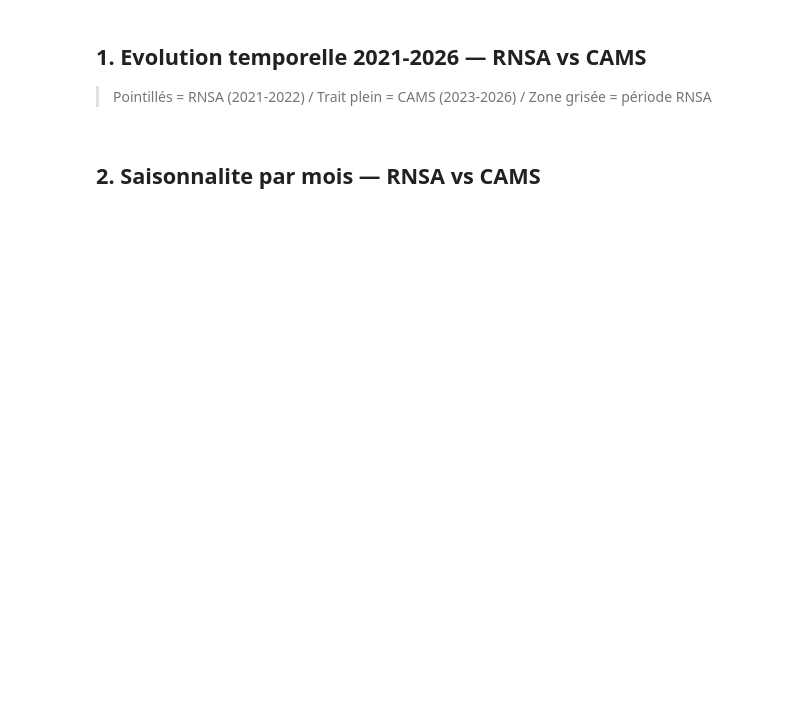
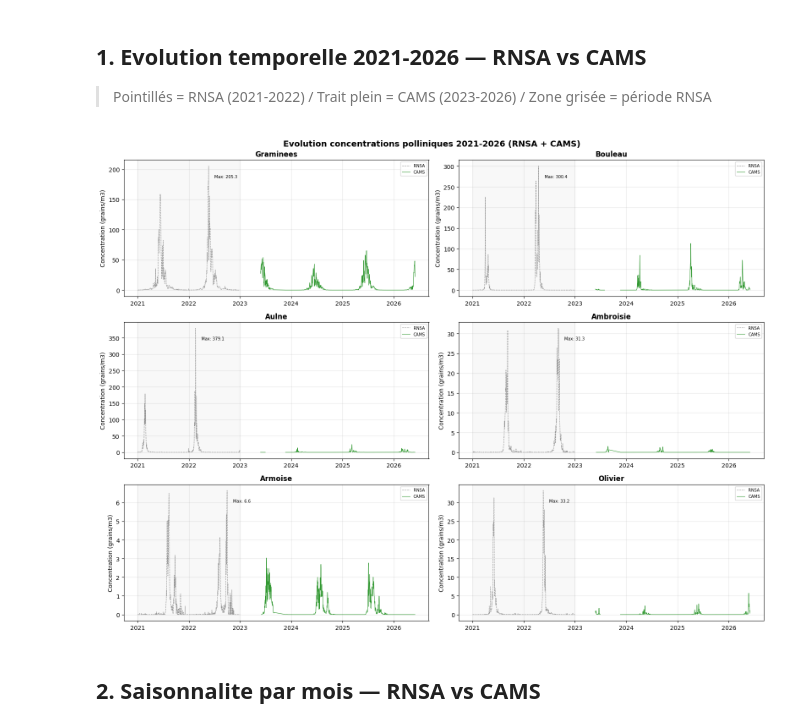
Before and after one commit to acabel42/antihistaminiques-pipeline, a Jupyter notebook: notebooks/eda_pollen_complet.ipynb, the cells around one changed output. Saved outputs shown, nothing was run; the diff lists cells and outputs as text; code cells hidden in the pictures; blank space fills up the shorter version.

```diff
--- a/notebooks/eda_pollen_complet.ipynb
+++ b/notebooks/eda_pollen_complet.ipynb
@@ -80,36 +80,35 @@ print(f'Periode  : {merged.date.min().date()} -> {merged.date.max().date()}')
 # %%
 fig, axes = plt.subplots(3, 2, figsize=(16, 12))
 fig.suptitle('Evolution concentrations polliniques 2021-2026 (RNSA + CAMS)',
              fontsize=14, fontweight='bold')
 
 taxons_axes = {
-    'graminees':('Graminees',axes[0,0]),
-    'bouleau':  ('Bouleau',  axes[0,1]),
-    'aulne':    ('Aulne',    axes[1,0]),
-    'ambroisie':('Ambroisie',axes[1,1]),
-    'armoise':  ('Armoise',  axes[2,0]),
-    'olivier':  ('Olivier',  axes[2,1]),
+    'graminees':('Graminees',axes[0,0]),'bouleau':('Bouleau',axes[0,1]),
+    'aulne':('Aulne',axes[1,0]),'ambroisie':('Ambroisie',axes[1,1]),
+    'armoise':('Armoise',axes[2,0]),'olivier':('Olivier',axes[2,1]),
 }
 
 for col, (label, ax) in taxons_axes.items():
     for source in ['RNSA','CAMS']:
         df_s = pollen_daily[pollen_daily['source']==source]
         ax.plot(df_s['date'], df_s[col], color=colors_src[source],
                 linewidth=0.8, linestyle='--' if source=='RNSA' else '-',
                 label=source, alpha=0.8)
     ax.axvspan(pd.Timestamp('2021-01-01'), pd.Timestamp('2022-12-31'), alpha=0.05, color='gray')
     ax.set_title(label, fontweight='bold')
     ax.set_ylabel('Concentration (grains/m3)')
     ax.grid(True, alpha=0.3)
     ax.legend(fontsize=7)
     max_val  = pollen_daily[col].max()
     max_date = pollen_daily.loc[pollen_daily[col].idxmax(),'date']
     ax.annotate(f'Max: {max_val:.1f}', xy=(max_date, max_val),
                 xytext=(10,-20), textcoords='offset points', fontsize=7)
 
 plt.tight_layout()
 plt.savefig('/Users/nellyta/Jedha/notebooks/pollen_evolution_complet.png', dpi=150, bbox_inches='tight')
 plt.show()
+# %% [output]
+[figure, added]
 # %% [markdown]
 ## 2. Saisonnalite par mois — RNSA vs CAMS
 # %%
```
Also changed, not shown: parts of 20 cells of this notebook, 11 other files.
